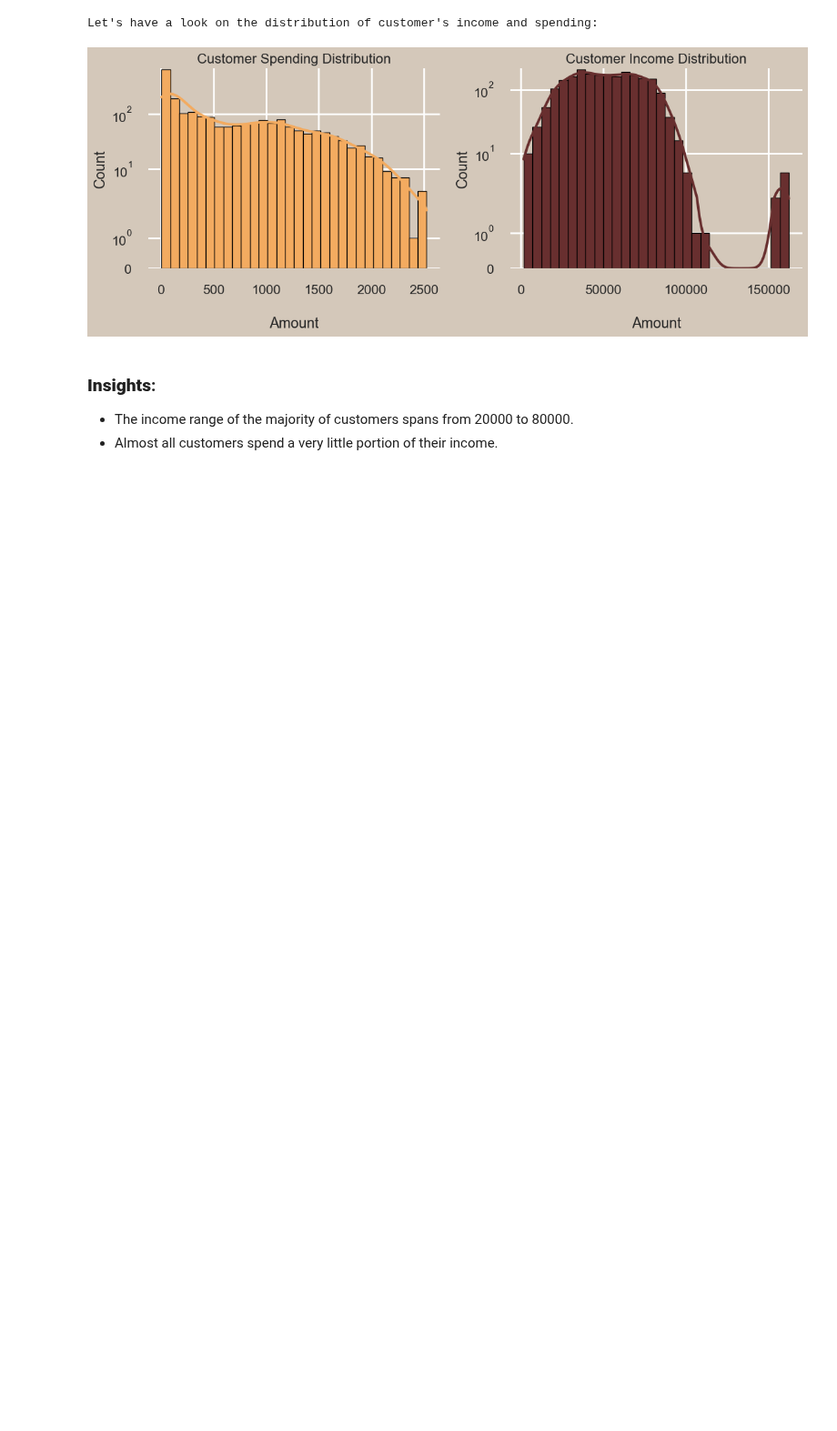
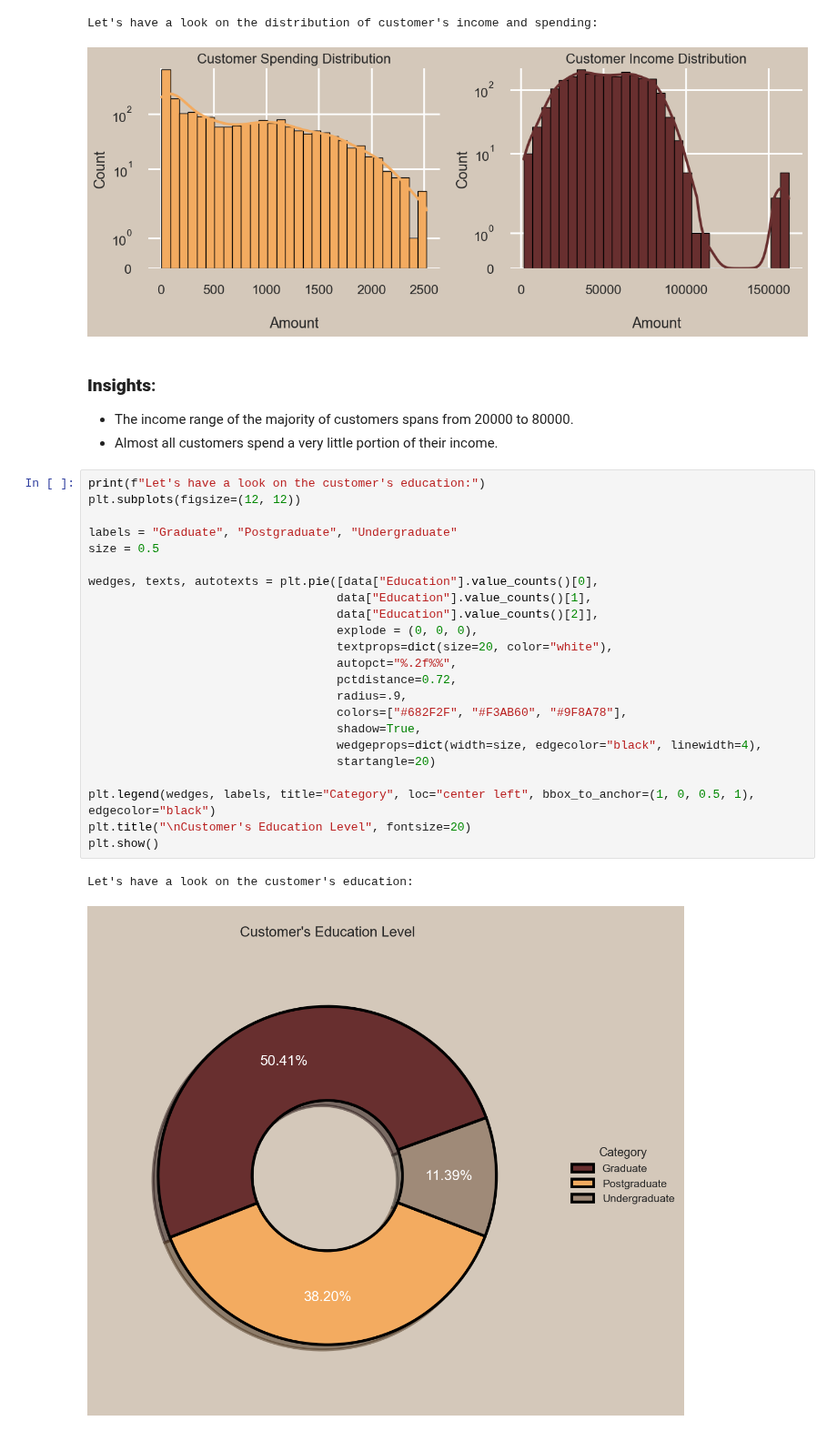
Before and after one commit to noahnoahnoahtran/EDA, a Jupyter notebook: 7_customer_personality/analysis.ipynb, the cells around one changed output. Shown at 91% size. Cells and saved outputs as stored; diff of their text form; blank space fills up the shorter version.

```diff
--- a/7_customer_personality/analysis.ipynb
+++ b/7_customer_personality/analysis.ipynb
@@ -216,3 +216,29 @@ Let's have a look on the distribution of customer's income and spending:
 ### **Insights**:
 - The income range of the majority of customers spans from 20000 to 80000.
 - Almost all customers spend a very little portion of their income.
+# %%
+print(f"Let's have a look on the customer's education:")
+plt.subplots(figsize=(12, 12))
+
+labels = "Graduate", "Postgraduate", "Undergraduate"
+size = 0.5
+
+wedges, texts, autotexts = plt.pie([data["Education"].value_counts()[0],
+                                   data["Education"].value_counts()[1],
+                                   data["Education"].value_counts()[2]],
+                                   explode = (0, 0, 0),
+                                   textprops=dict(size=20, color="white"),
+                                   autopct="%.2f%%",
+                                   pctdistance=0.72,
+                                   radius=.9,
+                                   colors=["#682F2F", "#F3AB60", "#9F8A78"],
+                                   shadow=True,
+                                   wedgeprops=dict(width=size, edgecolor="black", linewidth=4),
+                                   startangle=20)
+
+plt.legend(wedges, labels, title="Category", loc="center left", bbox_to_anchor=(1, 0, 0.5, 1), edgecolor="black")
+plt.title("\nCustomer's Education Level", fontsize=20)
+plt.show()
+# %% [output]
+Let's have a look on the customer's education:
+[figure, added]
```
Also changed, not shown: parts of 1 cell of this notebook.
